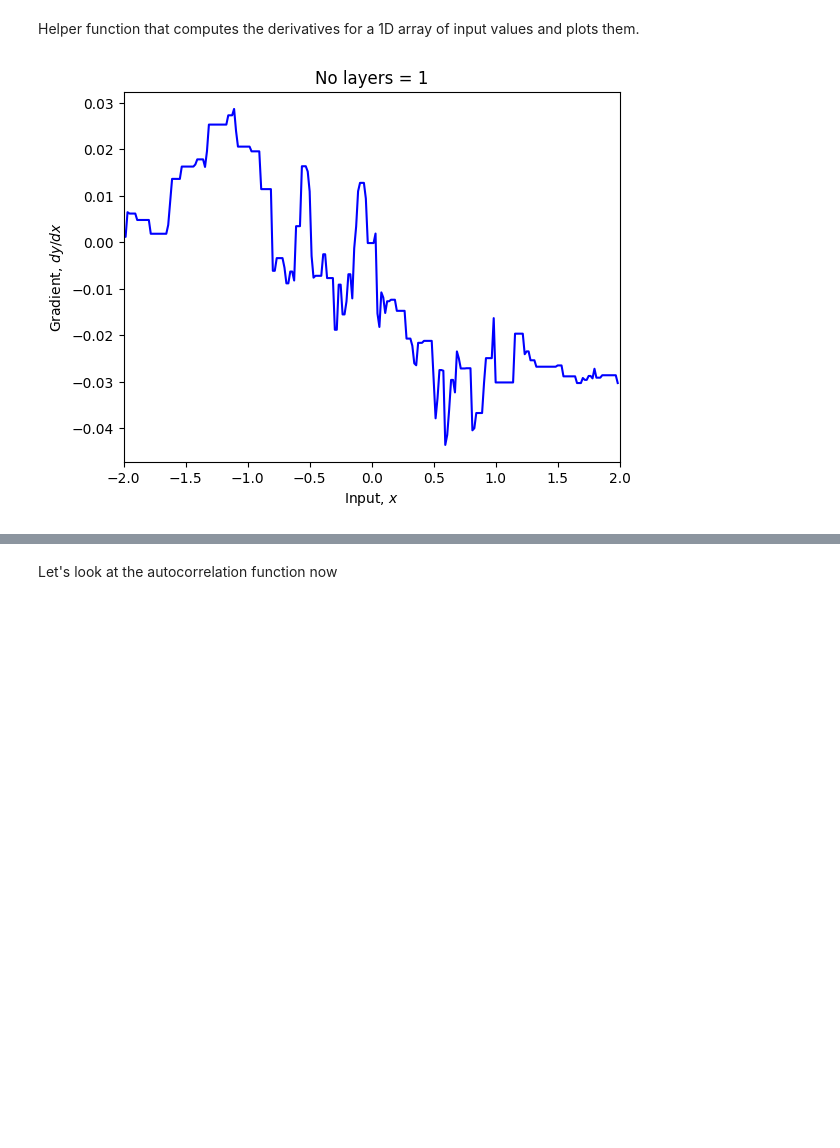
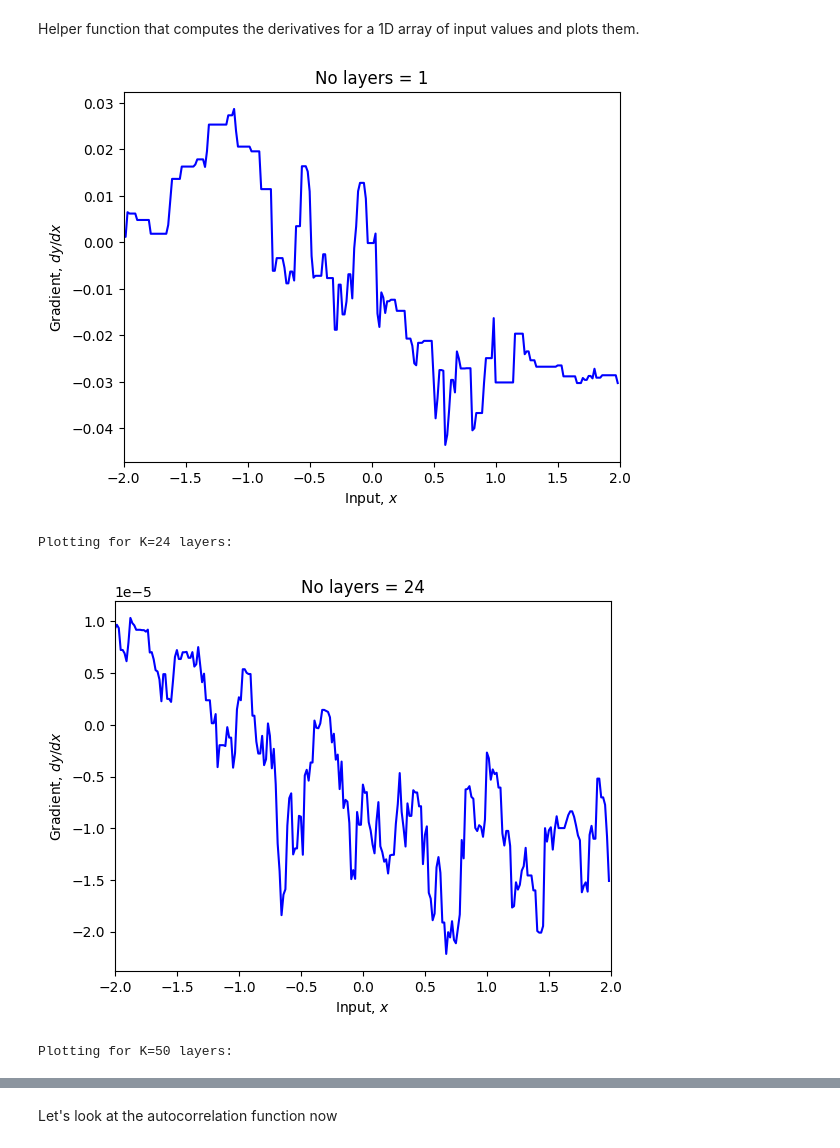
Before and after one commit to Shuvo1523004/Deep-Learning, a Jupyter notebook: Notebooks/Chap11/11_1_Shattered_Gradients.ipynb, the cells around one changed output, grey strips where cells are left out. Saved outputs shown, nothing was run; the diff lists cells and outputs as text; code cells hidden in the pictures; blank space fills up the shorter version.

```diff
--- a/Notebooks/Chap11/11_1_Shattered_Gradients.ipynb
+++ b/Notebooks/Chap11/11_1_Shattered_Gradients.ipynb
@@ -164,22 +164,38 @@ def plot_derivatives(K, D):
 # %%
 # Build a model with one hidden layer and 200 neurons and plot derivatives
 D = 200; K = 1
 plot_derivatives(K,D)
 
 # TODO -- Interpret this result
 # Why does the plot have some flat regions?
-#The flat regions occur because activation functions enter regions where their derivatives are zero or near zero.
-#In deep networks, this effect compounds across layers, causing the gradient dy/dx to vanish over large input intervals, producing flat regions in the plot.
+# The flat regions occur because of the ReLU activation. When the pre-activation is negative,
+# the gradient of ReLU is 0, leading to a flat output gradient in that region.
 
 # TODO -- Add code to plot the derivatives for models with 24 and 50 hidden layers
 # with 200 neurons per layer
+print("Plotting for K=24 layers:")
+plot_derivatives(24, 200)
+
+print("Plotting for K=50 layers:")
+plot_derivatives(50, 200)
+
 
 # TODO -- Why does this graph not have visible flat regions?
+# With more layers, the number of linear regions increases exponentially (2^K).
+# The 'flat' spots become so small and numerous that the function looks like high-frequency noise.
+
 
 # TODO -- Why does the magnitude of the gradients decrease as we increase the number
-# of hidden layers
+# # This is the vanishing gradient problem. Since we use Glorot initialization (sigma_sq = 1/D),
+# the product of many terms in the chain rule tends to move towards zero as depth K increases.
+
 
 # TODO -- Do you find this a convincing replication of the experiment in the original paper? (I don't)
 # Can you help me find why I have failed to replicate this result?  udlbookmail@gmail.com
+## The 'shattering' effect is visible as the gradient becomes highly jagged,
+# resembling white noise, which aligns with Balduzzi et al.'s findings.
 # %% [output]
 [figure]
+Plotting for K=24 layers:
+[figure, added]
+Plotting for K=50 layers:
```
Also changed, not shown: parts of 3 cells of this notebook.
